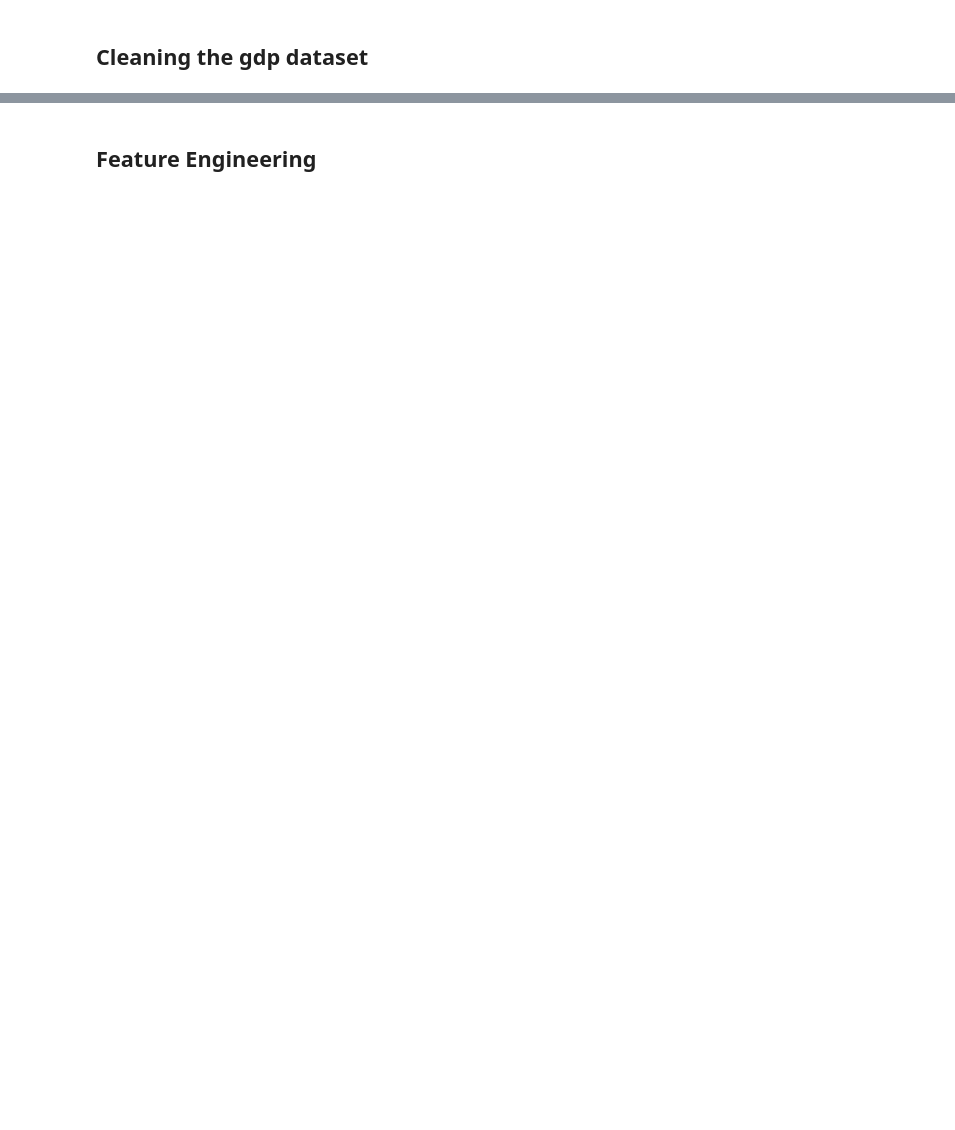
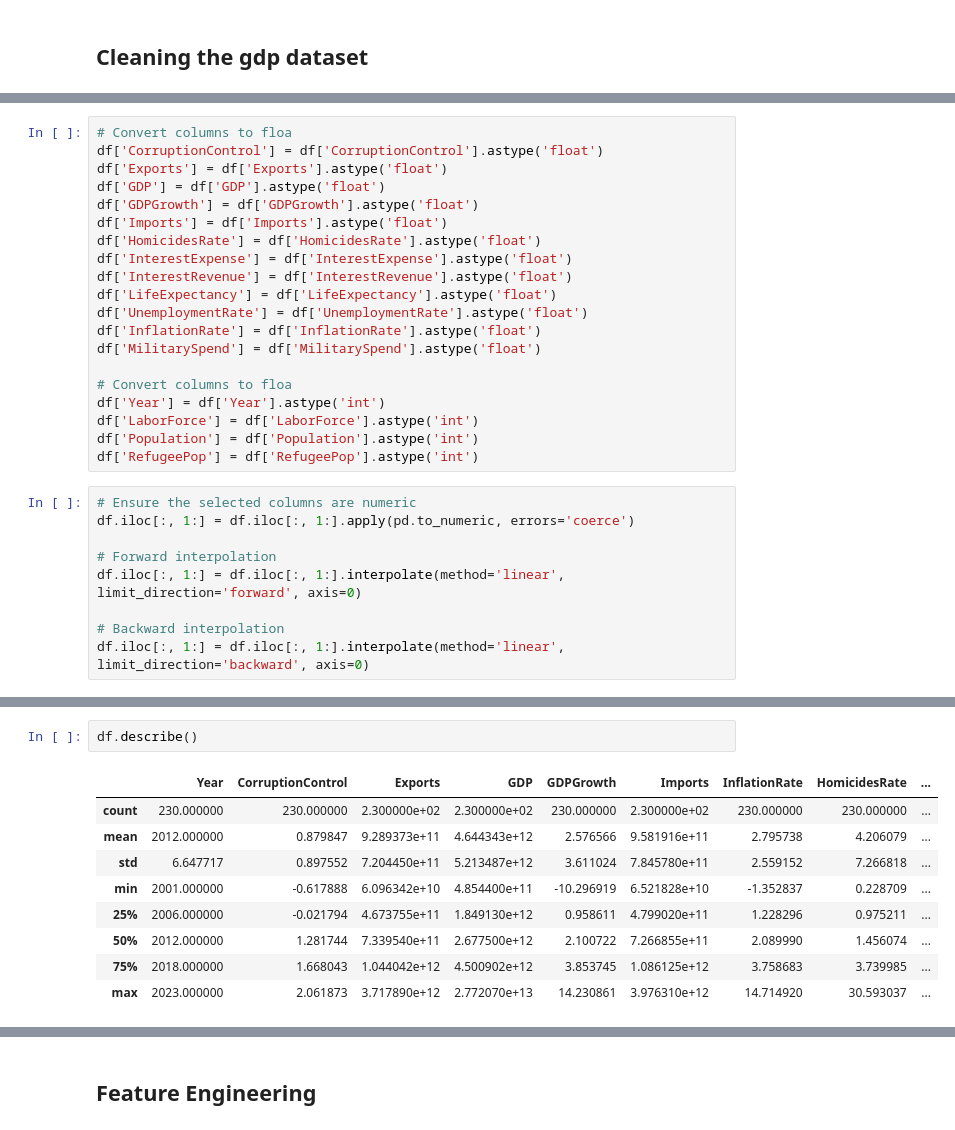
Before and after one commit to koto253/Data_Science_Portfolio, a Jupyter notebook: GDP_Economic_Indicators_Data_Analysis/gdp_economic_indicators_data_analysis.ipynb, the cells around one changed output, grey strips where cells are left out. Drawn from its saved outputs; the diff is of its cells as text; blank space fills up the shorter version.

```diff
--- a/GDP_Economic_Indicators_Data_Analysis/gdp_economic_indicators_data_analysis.ipynb
+++ b/GDP_Economic_Indicators_Data_Analysis/gdp_economic_indicators_data_analysis.ipynb
@@ -241,0 +221,29 @@ Name: Country_Name, dtype: object
+# %%
+# Convert columns to floa
+df['CorruptionControl'] = df['CorruptionControl'].astype('float')
+df['Exports'] = df['Exports'].astype('float')
+df['GDP'] = df['GDP'].astype('float')
+df['GDPGrowth'] = df['GDPGrowth'].astype('float')
+df['Imports'] = df['Imports'].astype('float')
+df['HomicidesRate'] = df['HomicidesRate'].astype('float')
+df['InterestExpense'] = df['InterestExpense'].astype('float')
+df['InterestRevenue'] = df['InterestRevenue'].astype('float')
+df['LifeExpectancy'] = df['LifeExpectancy'].astype('float')
+df['UnemploymentRate'] = df['UnemploymentRate'].astype('float')
+df['InflationRate'] = df['InflationRate'].astype('float')
+df['MilitarySpend'] = df['MilitarySpend'].astype('float')
+
+# Convert columns to floa
+df['Year'] = df['Year'].astype('int')
+df['LaborForce'] = df['LaborForce'].astype('int')
+df['Population'] = df['Population'].astype('int')
+df['RefugeePop'] = df['RefugeePop'].astype('int')
+# %%
+# Ensure the selected columns are numeric
+df.iloc[:, 1:] = df.iloc[:, 1:].apply(pd.to_numeric, errors='coerce')
+
+# Forward interpolation
+df.iloc[:, 1:] = df.iloc[:, 1:].interpolate(method='linear', limit_direction='forward', axis=0)
+
+# Backward interpolation
+df.iloc[:, 1:] = df.iloc[:, 1:].interpolate(method='linear', limit_direction='backward', axis=0)
@@ -241,0 +282,12 @@ Name: Country_Name, dtype: object
+# %%
+df.describe()
+# %% [output]
+|  | Year | CorruptionControl | Exports | GDP | GDPGrowth | Imports | InflationRate | HomicidesRate | ... |
+| count | 230.000000 | 230.000000 | 2.300000e+02 | 2.300000e+02 | 230.000000 | 2.300000e+02 | 230.000000 | 230.000000 | ... |
+| mean | 2012.000000 | 0.879847 | 9.289373e+11 | 4.644343e+12 | 2.576566 | 9.581916e+11 | 2.795738 | 4.206079 | ... |
+| std | 6.647717 | 0.897552 | 7.204450e+11 | 5.213487e+12 | 3.611024 | 7.845780e+11 | 2.559152 | 7.266818 | ... |
+| min | 2001.000000 | -0.617888 | 6.096342e+10 | 4.854400e+11 | -10.296919 | 6.521828e+10 | -1.352837 | 0.228709 | ... |
+| 25% | 2006.000000 | -0.021794 | 4.673755e+11 | 1.849130e+12 | 0.958611 | 4.799020e+11 | 1.228296 | 0.975211 | ... |
+| 50% | 2012.000000 | 1.281744 | 7.339540e+11 | 2.677500e+12 | 2.100722 | 7.266855e+11 | 2.089990 | 1.456074 | ... |
+| 75% | 2018.000000 | 1.668043 | 1.044042e+12 | 4.500902e+12 | 3.853745 | 1.086125e+12 | 3.758683 | 3.739985 | ... |
+| max | 2023.000000 | 2.061873 | 3.717890e+12 | 2.772070e+13 | 14.230861 | 3.976310e+12 | 14.714920 | 30.593037 | ... |
```
Also changed, not shown: parts of 49 cells of this notebook, 3 other files.
